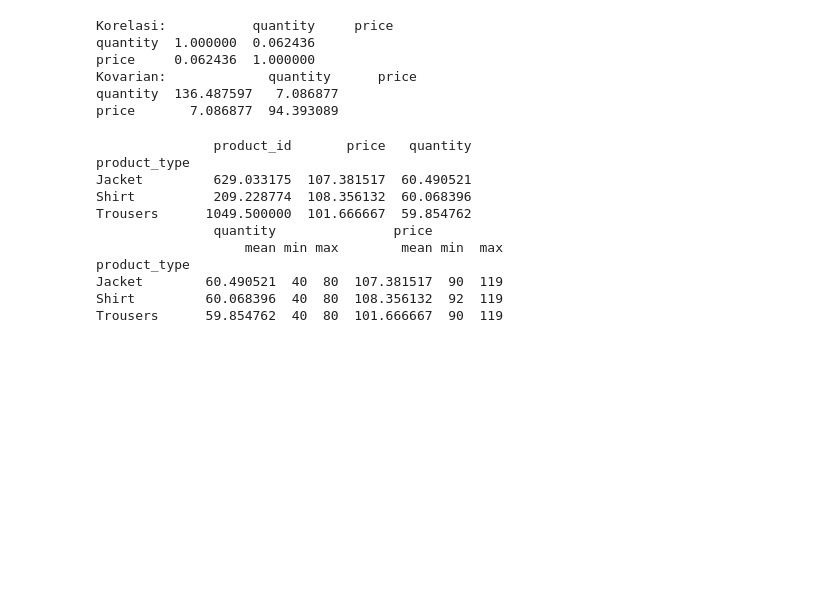
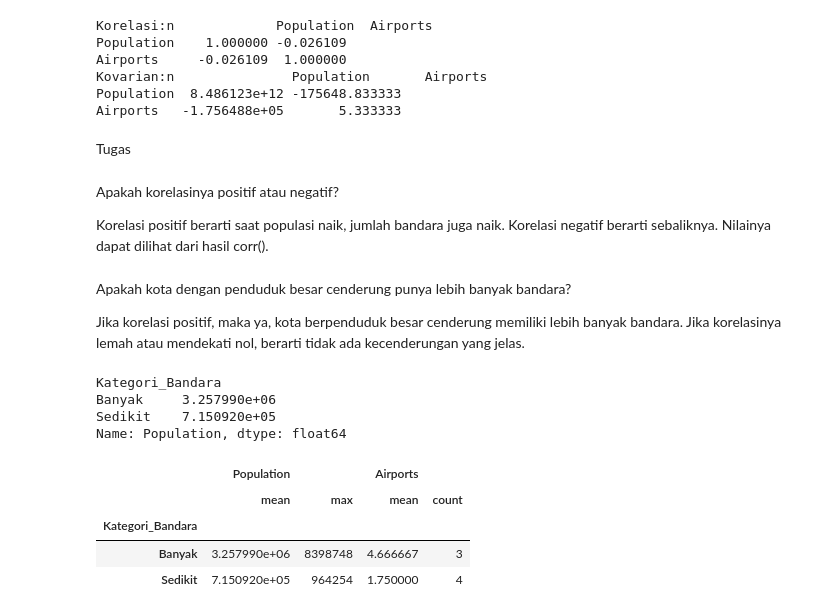
Before and after one commit to Nicoandikasinaga/pemograman-dasar, a Jupyter notebook: Praktikum09.ipynb, the cells around one changed output. Saved outputs shown, nothing was run; the diff lists cells and outputs as text; code cells hidden in the pictures; blank space fills up the shorter version.

```diff
--- a/Praktikum09.ipynb
+++ b/Praktikum09.ipynb
@@ -47,38 +67,50 @@ plt.show()
 # %%
 # Korelasi
-corr_matrix = Nico_andika_sinaga[['quantity', 'price']].corr()
-print("Korelasi:", corr_matrix)
+corr_matrix = df[['Population', 'Airports']].corr()
+print("Korelasi:n", corr_matrix)
 
 # Kovarian
-cov_matrix = Nico_andika_sinaga[['quantity', 'price']].cov()
-print("Kovarian:", cov_matrix)
+cov_matrix = df[['Population', 'Airports']].cov()
+print("Kovarian:n", cov_matrix)
 # %% [output]
-Korelasi:           quantity     price
-quantity  1.000000  0.062436
-price     0.062436  1.000000
-Kovarian:             quantity      price
-quantity  136.487597   7.086877
-price       7.086877  94.393089
+Korelasi:n             Population  Airports
+Population    1.000000 -0.026109
+Airports     -0.026109  1.000000
+Kovarian:n               Population       Airports
+Population  8.486123e+12 -175648.833333
+Airports   -1.756488e+05       5.333333
-# %%
-KOLOM_GROUPING = 'product_type'
-
-group_mean_data = Nico_andika_sinaga.groupby(KOLOM_GROUPING).mean(numeric_only=True)
-print(group_mean_data)
-
-group_agg_data = Nico_andika_sinaga.groupby(KOLOM_GROUPING).agg({
-    'quantity': ['mean', 'min', 'max'],
-    'price': ['mean', 'min', 'max']
-})
-print(group_agg_data)
-# %% [output]
-               product_id       price   quantity
-product_type
-Jacket         629.033175  107.381517  60.490521
-Shirt          209.228774  108.356132  60.068396
-Trousers      1049.500000  101.666667  59.854762
-               quantity               price
-                   mean min max        mean min  max
-product_type
-Jacket        60.490521  40  80  107.381517  90  119
-Shirt         60.068396  40  80  108.356132  92  119
-Trousers      59.854762  40  80  101.666667  90  119
+# %% [markdown]
+Tugas
+# %% [markdown]
+Apakah korelasinya positif atau negatif?
+
+Korelasi positif berarti saat populasi naik, jumlah bandara juga naik. Korelasi negatif berarti sebaliknya. Nilainya dapat dilihat dari hasil corr().
+# %% [markdown]
+Apakah kota dengan penduduk besar cenderung punya lebih banyak bandara?
+
+Jika korelasi positif, maka ya, kota berpenduduk besar cenderung memiliki lebih banyak bandara. Jika korelasinya lemah atau mendekati nol, berarti tidak ada kecenderungan yang jelas.
+# %%
+# Menambah kolom kategori
+df['Kategori_Bandara'] = df['Airports'].apply(lambda x: 'Banyak' if x >= 3 else 'Sedikit')
+df
+
+# Rata-rata populasi per kategori
+group_mean = df.groupby('Kategori_Bandara')['Population'].mean()
+print(group_mean)
+
+# Agregasi lengkap
+group_agg = df.groupby('Kategori_Bandara').agg({
+    'Population': ['mean', 'max'],
+    'Airports': ['mean', 'count']
+})
+group_agg
+# %% [output]
+Kategori_Bandara
+Banyak     3.257990e+06
+Sedikit    7.150920e+05
+Name: Population, dtype: float64
+|  | Population |  | Airports |  |
+|  | mean | max | mean | count |
+| Kategori_Bandara |  |  |  |  |
+| Banyak | 3.257990e+06 | 8398748 | 4.666667 | 3 |
+| Sedikit | 7.150920e+05 | 964254 | 1.750000 | 4 |
```
Also changed, not shown: parts of 30 cells of this notebook.
